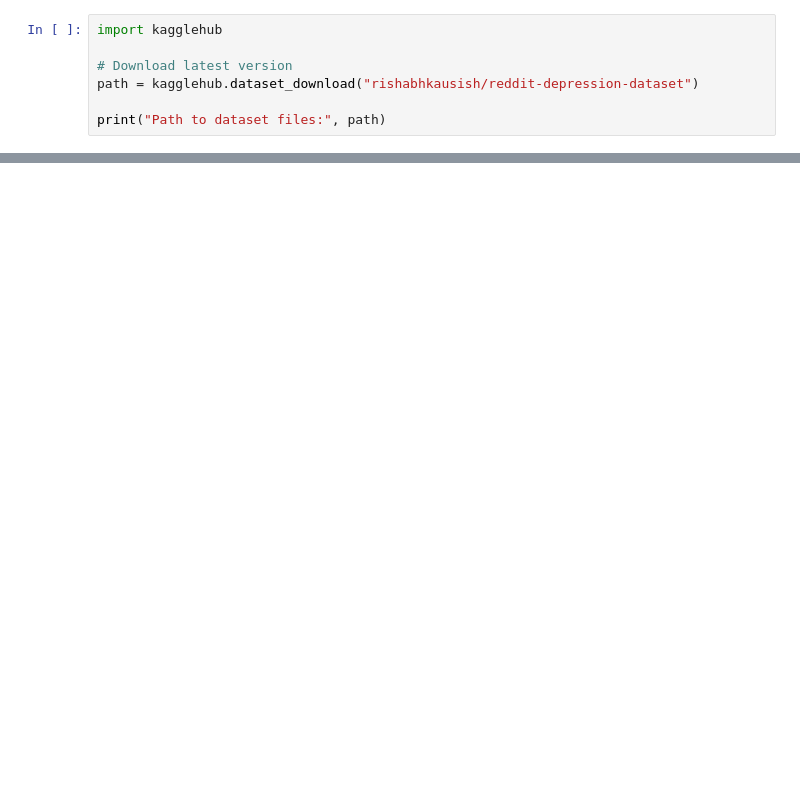
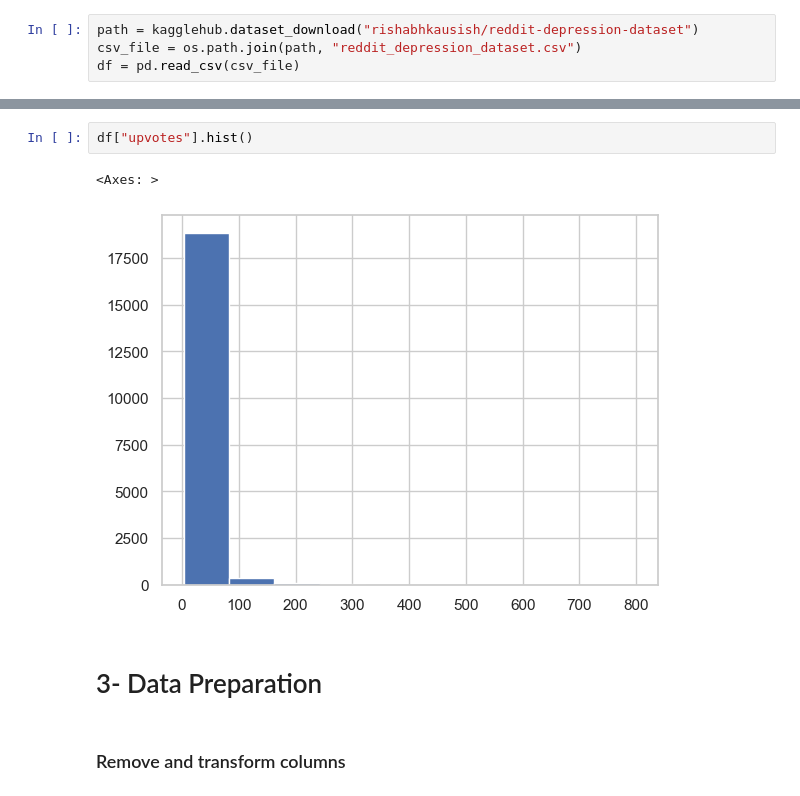
Before and after one commit to tomielopedro/FinalWork, a Jupyter notebook: sample.ipynb, the cells around one changed output, grey strips where cells are left out. Drawn from its saved outputs; the diff is of its cells as text; blank space fills up the shorter version.

```diff
--- a/sample.ipynb
+++ b/sample.ipynb
@@ -12,8 +52,5 @@ For an overview of PyCharm, go to Help -> Learn IDE features or refer to [our do
 # %%
-import kagglehub
-
-# Download latest version
 path = kagglehub.dataset_download("rishabhkausish/reddit-depression-dataset")
-
-print("Path to dataset files:", path)
+csv_file = os.path.join(path, "reddit_depression_dataset.csv")
+df = pd.read_csv(csv_file)
 # %% [output]
@@ -23,0 +99,9 @@ Path to dataset files: /Users/pedrotomielo/.cache/kagglehub/datasets/rishabhkaus
+# %%
+df["upvotes"].hist()
+# %% [output]
+<Axes: >
+[figure, added]
+# %% [markdown]
+# 3- Data Preparation
+# %% [markdown]
+### Remove and transform columns
```
Also changed, not shown: parts of 91 cells of this notebook, 1 other file.
